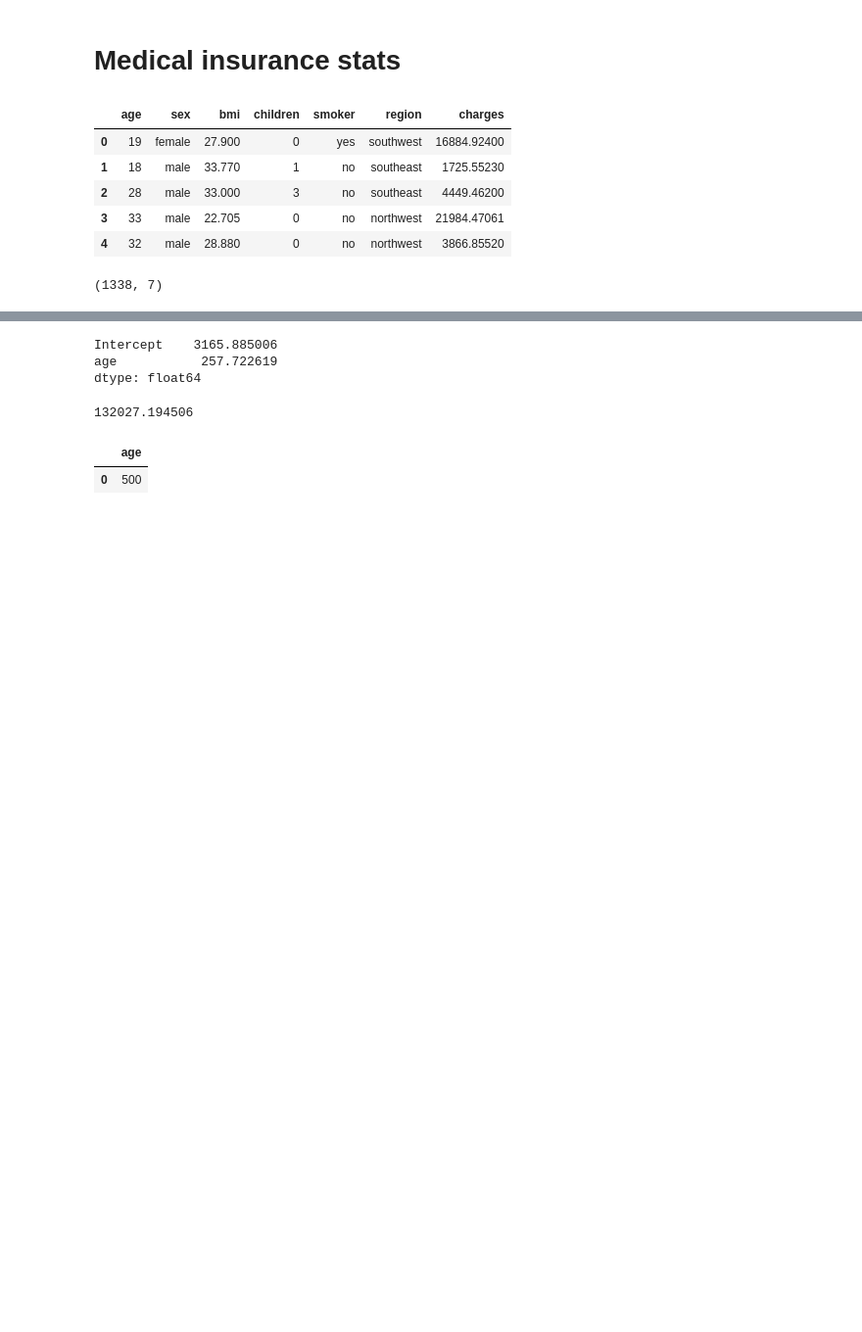
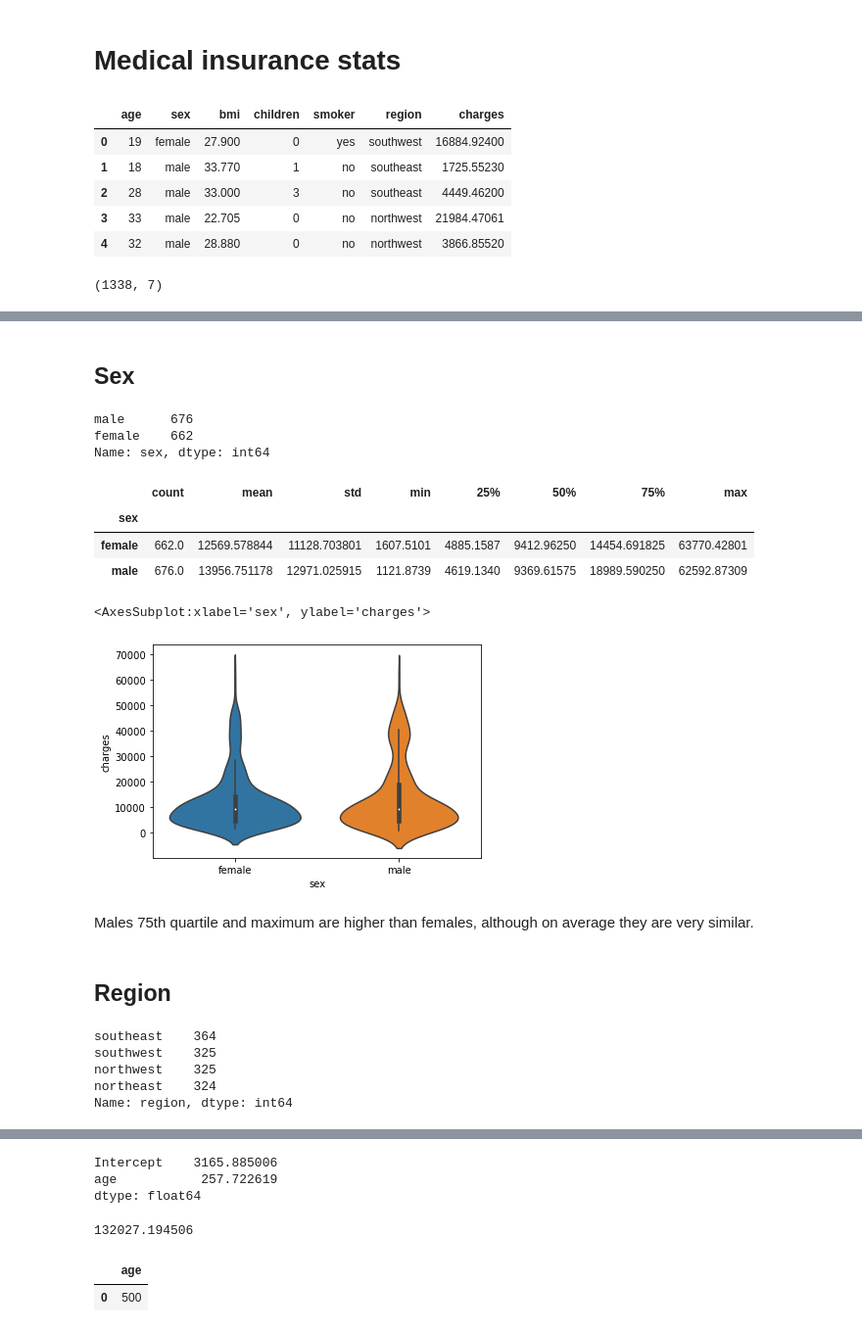
Before and after one commit to RossErskine/Kaggle-notebooks, a Jupyter notebook: Medical-insurance-Stats.ipynb, the cells around one changed output, grey strips where cells are left out. Shown: that part at 98% size. Cells and saved outputs as stored; diff of their text form; code cells hidden in the pictures; blank space fills up the shorter version.

```diff
--- a/Medical-insurance-Stats.ipynb
+++ b/Medical-insurance-Stats.ipynb
@@ -24,0 +37,32 @@ df.shape
+# %% [markdown]
+## Sex
+# %%
+df['sex'].value_counts()
+# %% [output]
+male      676
+female    662
+Name: sex, dtype: int64
+# %%
+df.groupby('sex')['charges'].describe()
+# %% [output]
+|  | count | mean | std | min | 25% | 50% | 75% | max |
+| sex |  |  |  |  |  |  |  |  |
+| female | 662.0 | 12569.578844 | 11128.703801 | 1607.5101 | 4885.1587 | 9412.96250 | 14454.691825 | 63770.42801 |
+| male | 676.0 | 13956.751178 | 12971.025915 | 1121.8739 | 4619.1340 | 9369.61575 | 18989.590250 | 62592.87309 |
+# %%
+sns.violinplot(data=df, x='sex', y='charges')
+# %% [output]
+<AxesSubplot:xlabel='sex', ylabel='charges'>
+[figure, added]
+# %% [markdown]
+Males 75th quartile and maximum are higher than females, although on average they are very similar.
+# %% [markdown]
+## Region
+# %%
+df['region'].value_counts()
+# %% [output]
+southeast    364
+southwest    325
+northwest    325
+northeast    324
+Name: region, dtype: int64
```
Also changed, not shown: parts of 17 cells of this notebook.
